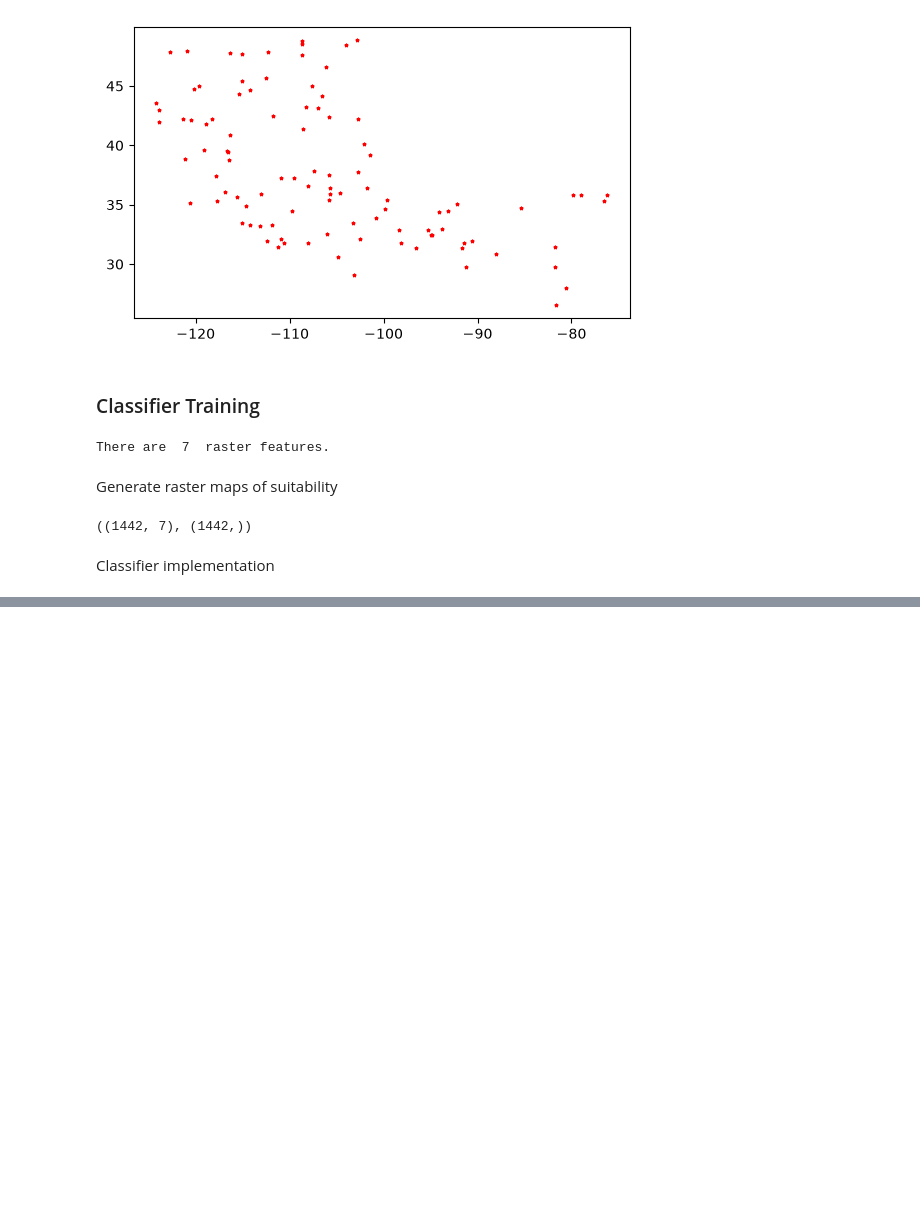
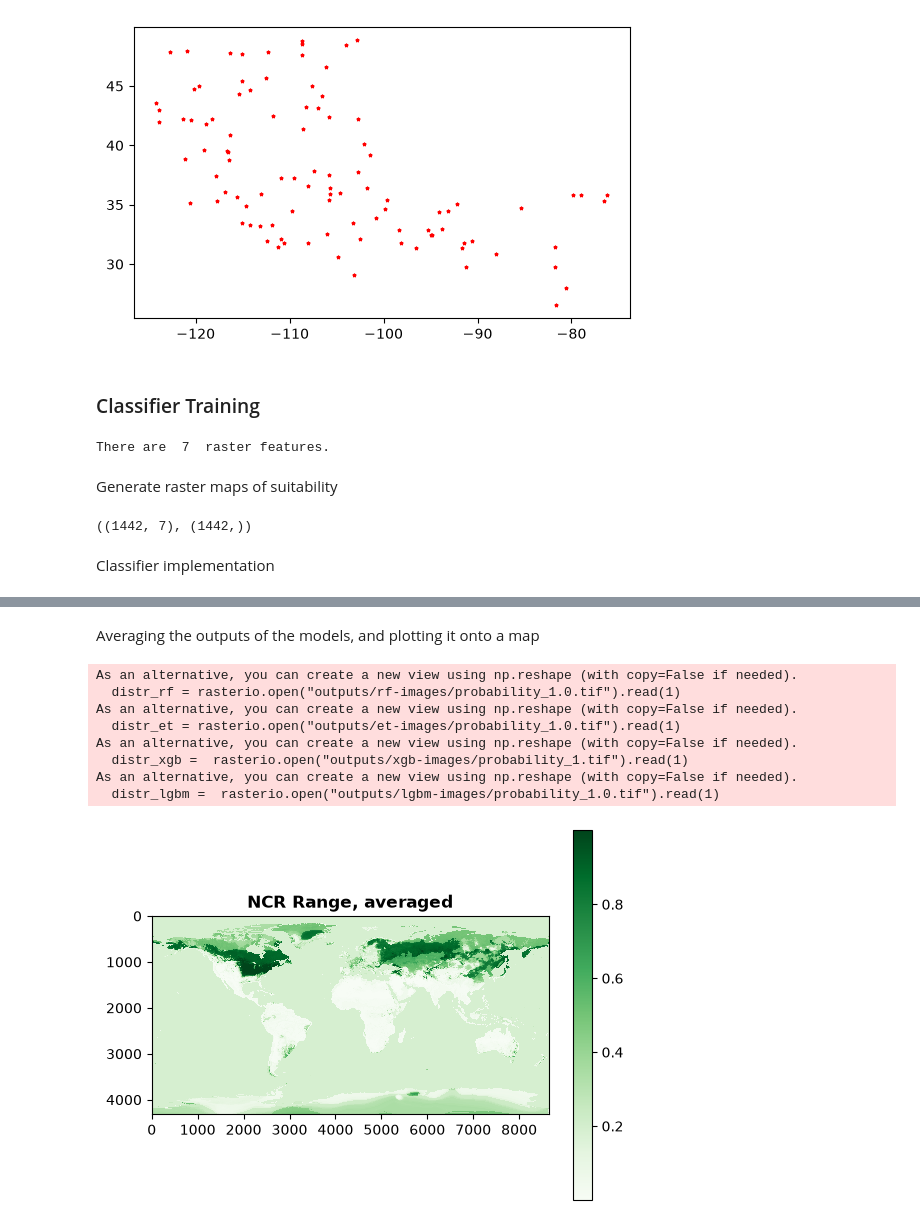
Before and after one commit to stacyc2449/wwf-sdm, a Jupyter notebook: sdm_notebook.ipynb, the cells around one changed output, grey strips where cells are left out. Saved outputs shown, nothing was run; the diff lists cells and outputs as text; code cells hidden in the pictures; blank space fills up the shorter version.

Commit message:
added some classifiers, data visualization

```diff
--- a/sdm_notebook.ipynb
+++ b/sdm_notebook.ipynb
@@ -98,0 +182,28 @@ from sklearn import model_selection
+# %% [markdown]
+Averaging the outputs of the models, and plotting it onto a map
+# %%
+from pylab import plt
+# define spatial plotter
+def plotit(x, title, cmap="Blues"):
+    plt.imshow(x, cmap=cmap, interpolation='nearest')
+    plt.colorbar()
+    plt.title(title, fontweight = 'bold')
+
+import rasterio
+distr_rf = rasterio.open("outputs/rf-images/probability_1.0.tif").read(1)
+distr_et = rasterio.open("outputs/et-images/probability_1.0.tif").read(1)
+distr_xgb =  rasterio.open("outputs/xgb-images/probability_1.tif").read(1)
+distr_lgbm =  rasterio.open("outputs/lgbm-images/probability_1.0.tif").read(1)
+distr_averaged = (distr_rf + distr_et + distr_xgb + distr_lgbm)/4
+
+plotit(distr_averaged, "NCR Range, averaged", cmap="Greens")
+# %% [output]
+As an alternative, you can create a new view using np.reshape (with copy=False if needed).
+  distr_rf = rasterio.open("outputs/rf-images/probability_1.0.tif").read(1)
+As an alternative, you can create a new view using np.reshape (with copy=False if needed).
+  distr_et = rasterio.open("outputs/et-images/probability_1.0.tif").read(1)
+As an alternative, you can create a new view using np.reshape (with copy=False if needed).
+  distr_xgb =  rasterio.open("outputs/xgb-images/probability_1.tif").read(1)
+As an alternative, you can create a new view using np.reshape (with copy=False if needed).
+  distr_lgbm =  rasterio.open("outputs/lgbm-images/probability_1.0.tif").read(1)
+[figure, added]
```
Also changed, not shown: parts of 3 cells of this notebook, 1 other file.
